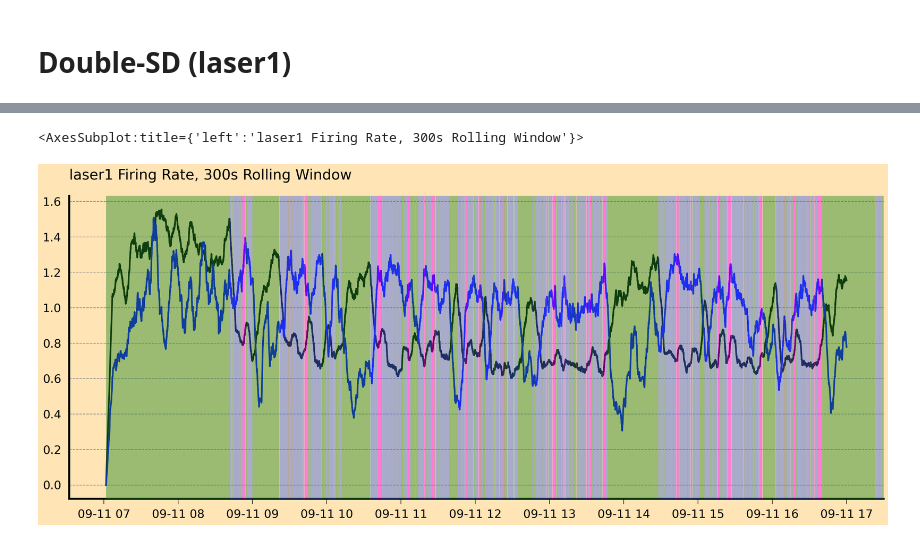
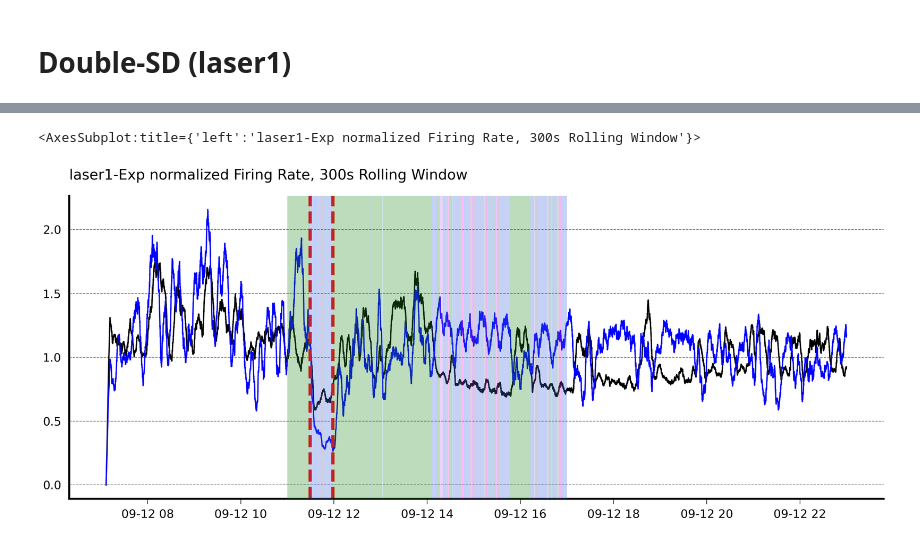
Before and after one commit to kortdriessen/acr, a Jupyter notebook: notebooks/a14_spikes.ipynb, the cells around one changed output, grey strips where cells are left out. Cells and saved outputs as stored; diff of their text form; code cells hidden in the pictures.

```diff
--- a/notebooks/a14_spikes.ipynb
+++ b/notebooks/a14_spikes.ipynb
@@ -60,0 +36,2 @@ adding hypno
+# %%
+d = au.load_spike_dfs('ACR_14')
@@ -85,5 +95,2 @@ ax.set_ylim(0, 1000000)
 # %% [markdown]
 # SWI - 'Slow Wave Induction'
-# %%
-d['swio'] = au.single_probe_spike_df('ACR_14', 'swi-NNXo', stim=False)
-d['swip'] = au.single_probe_spike_df('ACR_14', 'swi-NNXr', stim=False)
@@ -159,5 +153,2 @@ NameError: name 'swi_rel' is not defined
 # %% [markdown]
 # Double-SD (laser1)
-# %%
-d['lo'] = au.single_probe_spike_df('ACR_14', 'laser1-NNXo', stim=True)
-d['lr'] = au.single_probe_spike_df('ACR_14', 'laser1-NNXr', stim=True)
@@ -173,2 +154,0 @@ adding hypno
-# %%
-d['lo'].note.fillna('', inplace=True)
@@ -191,20 +177,22 @@ d['lr'].ud
 # %%
-pm = d['lr'].udf.rec('laser1-bl').rolling('300s', on='datetime').count().cluster_id.values.mean()
-om = d['lo'].udf.rec('laser1-bl').rolling('300s', on='datetime').count().cluster_id.values.mean()
-t1 = '2022-09-11 07:00:00'
-t2 = '2022-09-11 17:00:00'
-pdata = d['lr'].udf.ts(t1, t2).rolling('300s', on='datetime').count().cluster_id.values/pm
-odata = d['lo'].udf.ts(t1, t2).rolling('300s', on='datetime').count().cluster_id.values/om
+pm = d['laser1-NNXr'].rec('laser1-bl').rolling('300s', on='datetime').count().cluster_id.values.mean()
+om = d['laser1-NNXo'].rec('laser1-bl').rolling('300s', on='datetime').count().cluster_id.values.mean()
+
+t1 = '2022-09-12 07:00:00'
+t2 = '2022-09-12 23:00:00'
+pdata = d['laser1-NNXr'].ts(t1, t2).rolling('300s', on='datetime').count().cluster_id.values/pm
+odata = d['laser1-NNXo'].ts(t1, t2).rolling('300s', on='datetime').count().cluster_id.values/om
+
 f, ax = plt.subplots(1, 1, figsize=(20, 8))
+ax.plot(d['laser1-NNXr'].ts(t1, t2).datetime.values, pdata, color='k')
+ax.plot(d['laser1-NNXo'].ts(t1, t2).datetime.values, odata, color='blue')
 
-ax.plot(d['lr'].udf.ts(t1, t2).datetime.values, pdata, color='k')
-ax.plot(d['lo'].udf.ts(t1, t2).datetime.values, odata, color='blue')
+stim_borders = d['laser1-NNXo'].stm().datetime.values.min(), d['laser1-NNXo'].stm().datetime.values.max()
+ax.axvline(stim_borders[0], color='red', linestyle='--', lw=5)
+ax.axvline(stim_borders[1], color='red', linestyle='--', lw=5)
 
-#stim_borders = d['lo'].udf.stim().datetime.values.min(), d['lo'].udf.stim().datetime.values.max()
-#ax.axvspan(stim_borders[0], stim_borders[1], color='skyblue', alpha=0.5)
-
-ax.set_title('laser1 Firing Rate, 300s Rolling Window')
-kx.plots.shade_hypno_for_me(hyp['laser1-bl'], ax)
+ax.set_title('laser1-Exp normalized Firing Rate, 300s Rolling Window')
+kp.shade_hypno_for_me(hyp['laser1'], ax)
 # %% [output]
-<AxesSubplot:title={'left':'laser1 Firing Rate, 300s Rolling Window'}>
+<AxesSubplot:title={'left':'laser1-Exp normalized Firing Rate, 300s Rolling Window'}>
-[figure, old version]
+[figure, new version]
```
Also changed, not shown: parts of 38 cells of this notebook, 6 other files.
